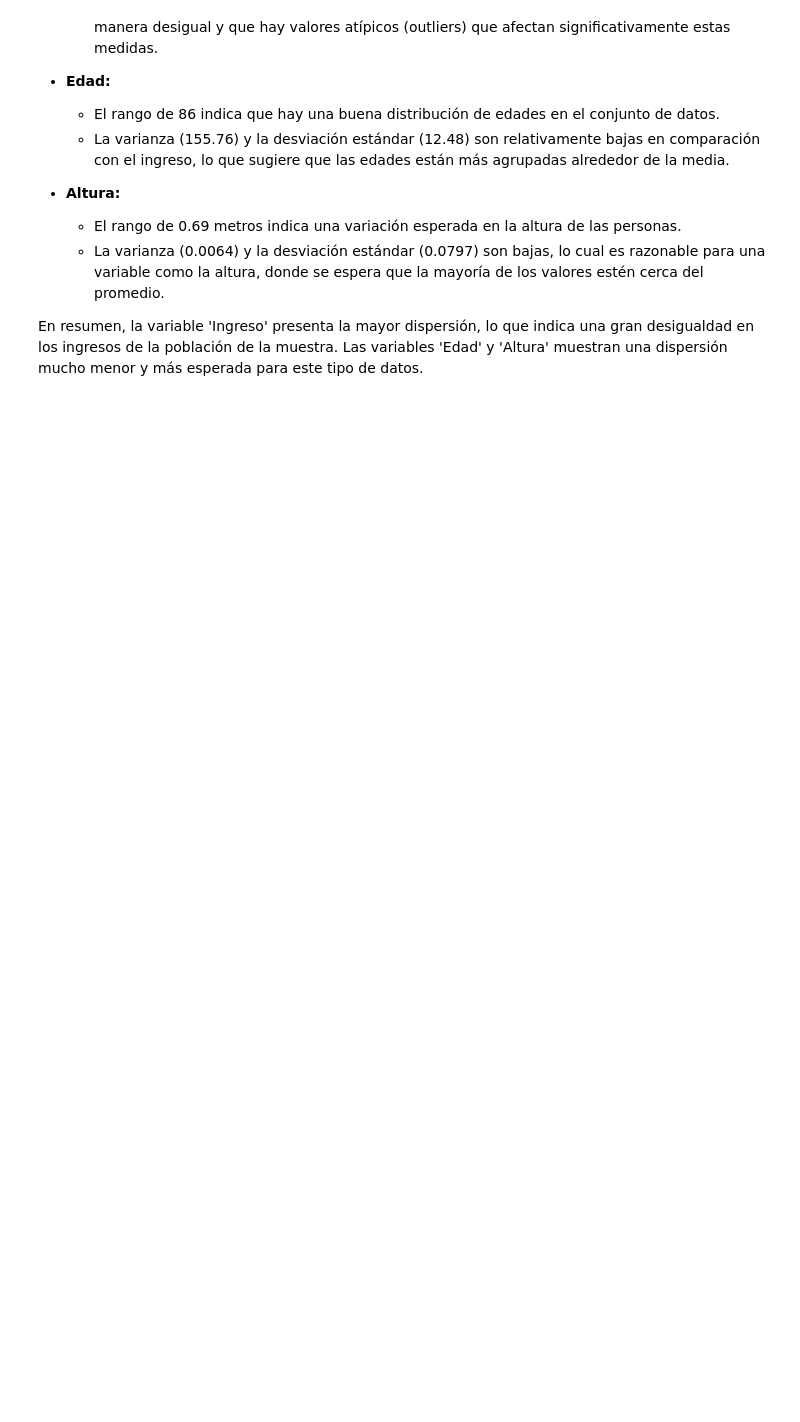
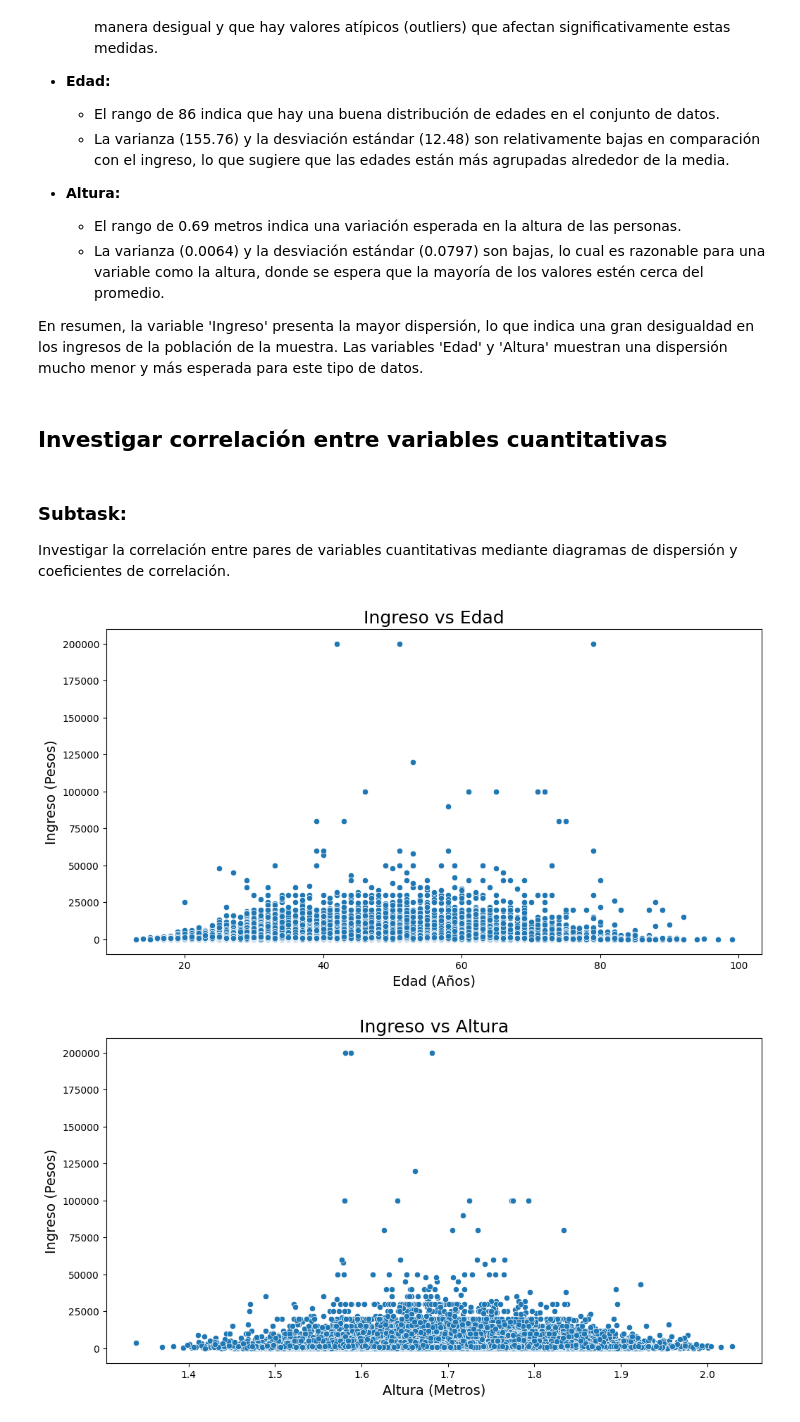
Before and after one commit to MarteDevs/Estadistica-con-Python, a Jupyter notebook: Curso_de_Estadística_con_Python_1.ipynb, the cells around one changed output. Saved outputs shown, nothing was run; the diff lists cells and outputs as text; code cells hidden in the pictures; blank space fills up the shorter version.

```diff
--- a/Curso_de_Estadística_con_Python_1.ipynb
+++ b/Curso_de_Estadística_con_Python_1.ipynb
@@ -1663,3 +1728,38 @@ Según los resultados obtenidos:
     *   La varianza (0.0064) y la desviación estándar (0.0797) son bajas, lo cual es razonable para una variable como la altura, donde se espera que la mayoría de los valores estén cerca del promedio.
 
 En resumen, la variable 'Ingreso' presenta la mayor dispersión, lo que indica una gran desigualdad en los ingresos de la población de la muestra. Las variables 'Edad' y 'Altura' muestran una dispersión mucho menor y más esperada para este tipo de datos.
+# %% [markdown]
+## Investigar correlación entre variables cuantitativas
+# %% [markdown]
+### Subtask:
+Investigar la correlación entre pares de variables cuantitativas mediante diagramas de dispersión y coeficientes de correlación.
+# %%
+import seaborn as sns
+import matplotlib.pyplot as plt
+
+# Scatter plot of Ingreso vs Edad
+ax = sns.scatterplot(x='Edad', y='Ingreso', data=datos)
+ax.figure.set_size_inches(12, 6)
+ax.set_title('Ingreso vs Edad', fontsize=18)
+ax.set_xlabel('Edad (Años)', fontsize=14)
+ax.set_ylabel('Ingreso (Pesos)', fontsize=14)
+plt.show()
+
+# Scatter plot of Ingreso vs Altura
+ax = sns.scatterplot(x='Altura', y='Ingreso', data=datos)
+ax.figure.set_size_inches(12, 6)
+ax.set_title('Ingreso vs Altura', fontsize=18)
+ax.set_xlabel('Altura (Metros)', fontsize=14)
+ax.set_ylabel('Ingreso (Pesos)', fontsize=14)
+plt.show()
+
+# Scatter plot of Edad vs Altura
+ax = sns.scatterplot(x='Edad', y='Altura', data=datos)
+ax.figure.set_size_inches(12, 6)
+ax.set_title('Edad vs Altura', fontsize=18)
+ax.set_xlabel('Edad (Años)', fontsize=14)
+ax.set_ylabel('Altura (Metros)', fontsize=14)
+plt.show()
+# %% [output]
+[figure, added]
+[figure, added]
```
Also changed, not shown: parts of 9 cells of this notebook.
